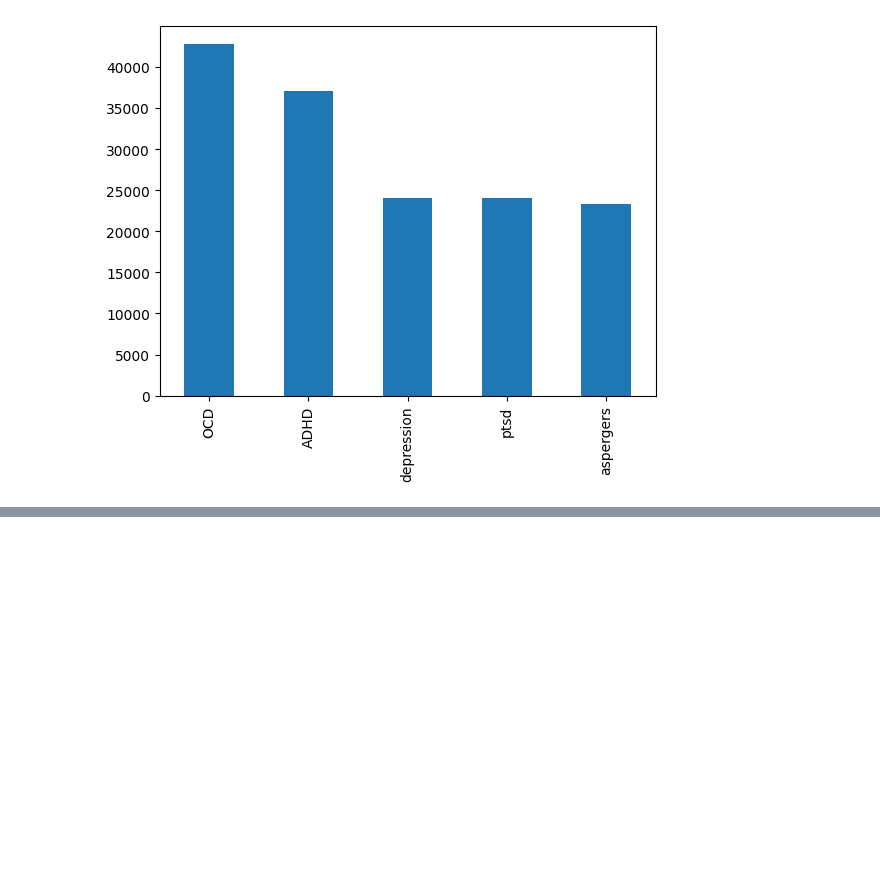
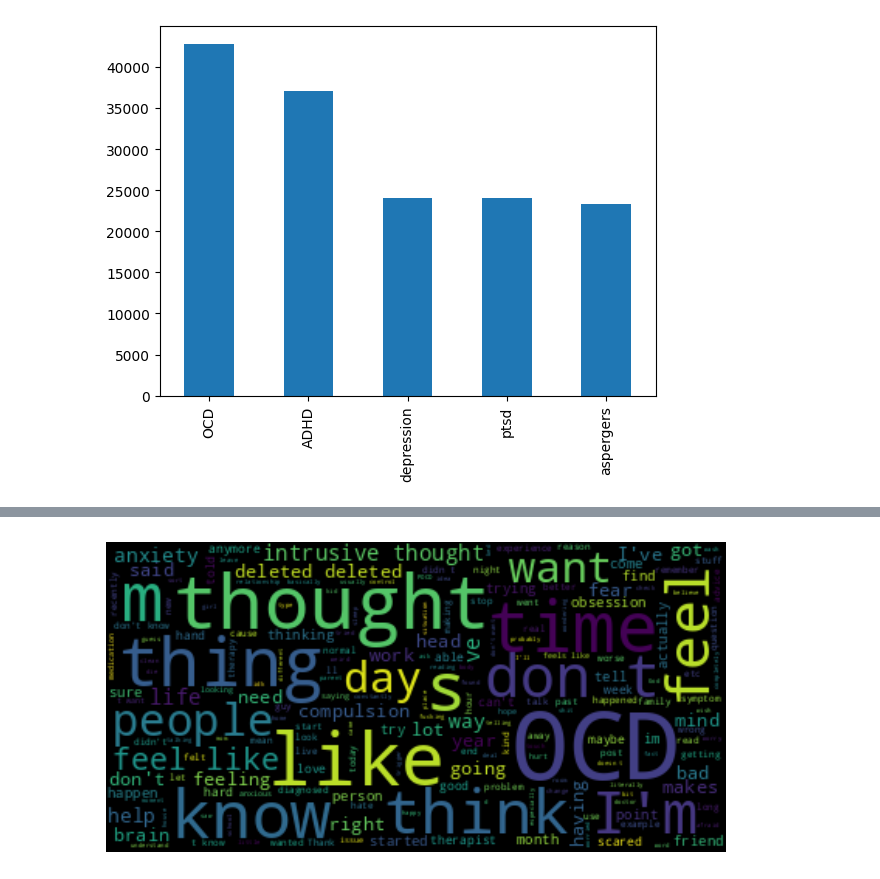
Before and after one commit to Frorozcoloa/neuromatch_team_2, a Jupyter notebook: 0-1-analisys_data.ipynb, the cells around one changed output, grey strips where cells are left out. Saved outputs shown, nothing was run; the diff lists cells and outputs as text; code cells hidden in the pictures; blank space fills up the shorter version.

```diff
--- a/0-1-analisys_data.ipynb
+++ b/0-1-analisys_data.ipynb
@@ -53,0 +117,8 @@ df.subreddit.value_counts().plot.bar()
+# %%
+def plot_body(subreddit):
+  df_plot = df.copy()
+  df_plot = df_plot.dropna()
+  create_word_cloud(df_plot[df_plot.subreddit==subreddit].body)
+plot_body("OCD")
+# %% [output]
+[figure, added]
```
Also changed, not shown: parts of 10 cells of this notebook.
